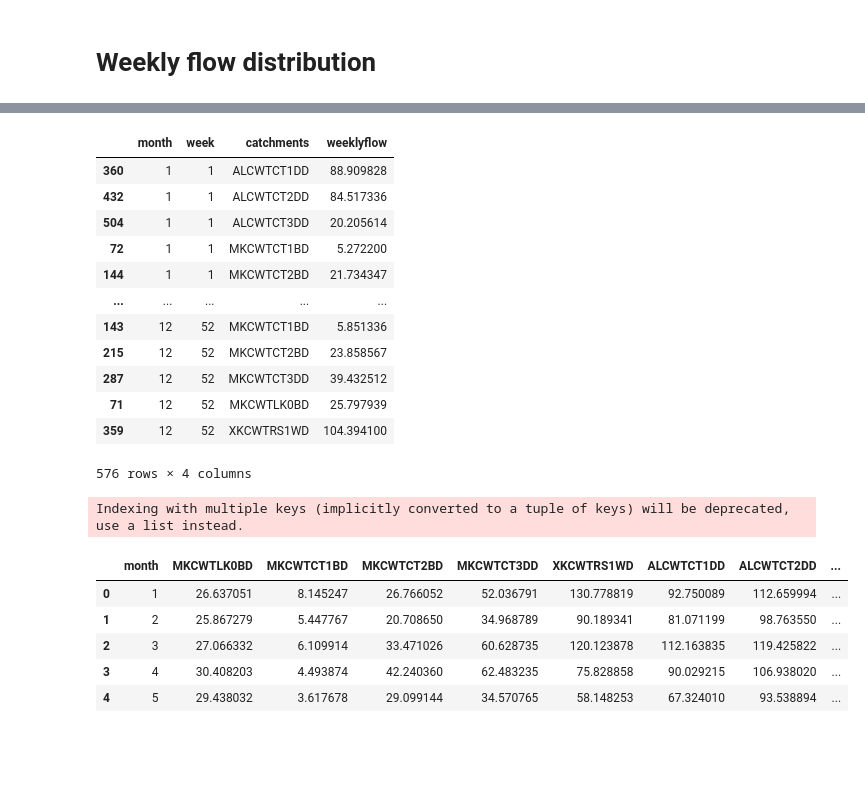
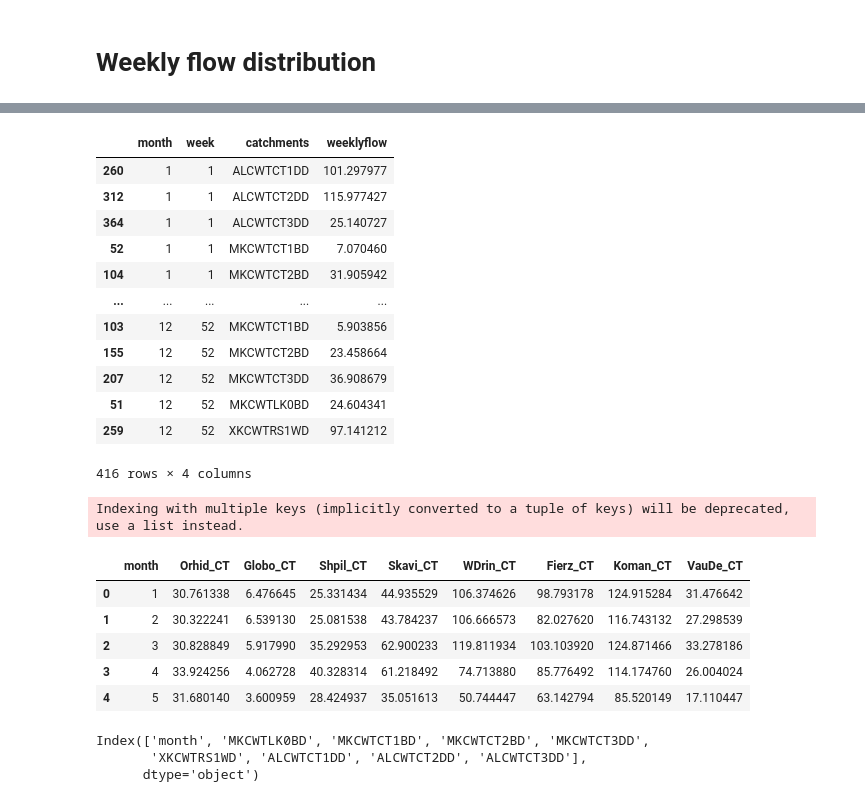
Before and after one commit to KTH-dESA/Drin_Water_Energy_Nexus_Model, a Jupyter notebook: Drin project - hourly data processing to get the weekly distributions 20201023.ipynb, the cells around one changed output, grey strips where cells are left out. Drawn from its saved outputs; the diff is of its cells as text; code cells hidden in the pictures; blank space fills up the shorter version.

```diff
--- a/Drin project - hourly data processing to get the weekly distributions 20201023.ipynb
+++ b/Drin project - hourly data processing to get the weekly distributions 20201023.ipynb
@@ -78,3 +78,9 @@ df2.head()
 | 2 | 14.736 | 12.878 | 27.614 | 26.345 | 53.959 | NaN | 21.363 | 17.902 | 11.125 | ... |
 | 3 | 14.471 | 13.047 | 27.518 | 26.232 | 53.750 | NaN | 21.324 | 17.888 | 11.178 | ... |
 | 4 | 14.311 | 13.112 | 27.423 | 26.120 | 53.543 | NaN | 21.282 | 17.874 | 11.234 | ... |
+# %%
+df2['Date']=df2['Date']
+df2['year'] = df2['Date'].dt.year
+df2['month'] = df2['Date'].dt.month
+df2['week'] = df2['Date'].dt.week
+df2.head()
@@ -82,9 +105,8 @@ df2.head()
 ## Sorting the dataframe by years, months and weeks
 # %%
 dfCT=df2.filter(like='_CT').astype('float')
-dfCT['Date']=df2['Date']
-dfCT['year'] = dfCT['Date'].dt.year
-dfCT['month'] = dfCT['Date'].dt.month
-dfCT['week'] = dfCT['Date'].dt.week
+dfCT['year'] = df2['Date'].dt.year
+dfCT['month'] = df2['Date'].dt.month
+dfCT['week'] = df2['Date'].dt.week
 dfCT.head()
 # %% [output]
@@ -98,7 +120,8 @@ dfCT.head()
 # Since we do not have data for all months in 2001 and 2010, we will delete them to reduce the errors in averaging
 # Deleting week 53
 
-dfCT = dfCT[(dfCT.year !=2001) & (dfCT.year != 2010) & (dfCT.week != 53)]
+#dfCT = dfCT[(dfCT.year !=2001) & (dfCT.year != 2010) & (dfCT.week != 53)]
+dfCT = dfCT[(dfCT.week != 53)]
 # %%
 #weeklyflow=dfCT.groupby(['month','week'])['Orhid_CT', 'Globo_CT', 'Shpil_CT', 'Skavi_CT', 'WDrin_CT', 'Fierz_CT','Koman_CT', 'VauDe_CT'].mean().reset_index()
 weeklyflow=dfCT.groupby(['week'])['Orhid_CT', 'Globo_CT', 'Shpil_CT', 'Skavi_CT', 'WDrin_CT', 'Fierz_CT','Koman_CT', 'VauDe_CT'].mean().reset_index()
@@ -232,31 +357,46 @@ weeklyflow_melted = pd.melt(weeklyflow, id_vars=['month','week'],
                      var_name='catchments', value_name='weeklyflow')
 # %%
-weeklyflow_melted.sort_values(['month','week', 'catchments'], inplace=True)
+weeklyflow_melted.sort_values(['week', 'catchments'], inplace=True)
 
 weeklyflow_melted
 # %% [output]
 |  | month | week | catchments | weeklyflow |
-| 360 | 1 | 1 | ALCWTCT1DD | 88.909828 |
-| 432 | 1 | 1 | ALCWTCT2DD | 84.517336 |
-| 504 | 1 | 1 | ALCWTCT3DD | 20.205614 |
-| 72 | 1 | 1 | MKCWTCT1BD | 5.272200 |
-| 144 | 1 | 1 | MKCWTCT2BD | 21.734347 |
+| 260 | 1 | 1 | ALCWTCT1DD | 101.297977 |
+| 312 | 1 | 1 | ALCWTCT2DD | 115.977427 |
+| 364 | 1 | 1 | ALCWTCT3DD | 25.140727 |
+| 52 | 1 | 1 | MKCWTCT1BD | 7.070460 |
+| 104 | 1 | 1 | MKCWTCT2BD | 31.905942 |
 | ... | ... | ... | ... | ... |
-| 143 | 12 | 52 | MKCWTCT1BD | 5.851336 |
-| 215 | 12 | 52 | MKCWTCT2BD | 23.858567 |
-| 287 | 12 | 52 | MKCWTCT3DD | 39.432512 |
-| 71 | 12 | 52 | MKCWTLK0BD | 25.797939 |
-| 359 | 12 | 52 | XKCWTRS1WD | 104.394100 |
+| 103 | 12 | 52 | MKCWTCT1BD | 5.903856 |
+| 155 | 12 | 52 | MKCWTCT2BD | 23.458664 |
+| 207 | 12 | 52 | MKCWTCT3DD | 36.908679 |
+| 51 | 12 | 52 | MKCWTLK0BD | 24.604341 |
+| 259 | 12 | 52 | XKCWTRS1WD | 97.141212 |
-576 rows × 4 columns
+416 rows × 4 columns
 # %%
-monthlyflow=weeklyflow.groupby(['month'])['MKCWTLK0BD', 'MKCWTCT1BD', 'MKCWTCT2BD', 'MKCWTCT3DD',
-       'XKCWTRS1WD', 'ALCWTCT1DD', 'ALCWTCT2DD', 'ALCWTCT3DD'].mean().reset_index()
+monthlyflow = dfCT.groupby(['month'])['Orhid_CT', 'Globo_CT', 'Shpil_CT', 'Skavi_CT', 'WDrin_CT', 'Fierz_CT','Koman_CT', 'VauDe_CT'].mean().reset_index()
+
+#monthlyflow=weeklyflow.groupby(['month'])['MKCWTLK0BD', 'MKCWTCT1BD', 'MKCWTCT2BD', 'MKCWTCT3DD','XKCWTRS1WD', 'ALCWTCT1DD', 'ALCWTCT2DD', 'ALCWTCT3DD'].mean().reset_index()
 monthlyflow.head()
 # %% [output]
 Indexing with multiple keys (implicitly converted to a tuple of keys) will be deprecated, use a list instead.
-|  | month | MKCWTLK0BD | MKCWTCT1BD | MKCWTCT2BD | MKCWTCT3DD | XKCWTRS1WD | ALCWTCT1DD | ALCWTCT2DD | ... |
-| 0 | 1 | 26.637051 | 8.145247 | 26.766052 | 52.036791 | 130.778819 | 92.750089 | 112.659994 | ... |
-| 1 | 2 | 25.867279 | 5.447767 | 20.708650 | 34.968789 | 90.189341 | 81.071199 | 98.763550 | ... |
-| 2 | 3 | 27.066332 | 6.109914 | 33.471026 | 60.628735 | 120.123878 | 112.163835 | 119.425822 | ... |
-| 3 | 4 | 30.408203 | 4.493874 | 42.240360 | 62.483235 | 75.828858 | 90.029215 | 106.938020 | ... |
-| 4 | 5 | 29.438032 | 3.617678 | 29.099144 | 34.570765 | 58.148253 | 67.324010 | 93.538894 | ... |
+|  | month | Orhid_CT | Globo_CT | Shpil_CT | Skavi_CT | WDrin_CT | Fierz_CT | Koman_CT | VauDe_CT |
+| 0 | 1 | 30.761338 | 6.476645 | 25.331434 | 44.935529 | 106.374626 | 98.793178 | 124.915284 | 31.476642 |
+| 1 | 2 | 30.322241 | 6.539130 | 25.081538 | 43.784237 | 106.666573 | 82.027620 | 116.743132 | 27.298539 |
+| 2 | 3 | 30.828849 | 5.917990 | 35.292953 | 62.900233 | 119.811934 | 103.103920 | 124.871466 | 33.278186 |
+| 3 | 4 | 33.924256 | 4.062728 | 40.328314 | 61.218492 | 74.713880 | 85.776492 | 114.174760 | 26.004024 |
+| 4 | 5 | 31.680140 | 3.600959 | 28.424937 | 35.051613 | 50.744447 | 63.142794 | 85.520149 | 17.110447 |
+# %%
+monthlyflow.rename({'Fierz_CT':'ALCWTCT1DD',
+           'Globo_CT':'MKCWTCT1BD',
+           'Koman_CT':'ALCWTCT2DD',
+           'Orhid_CT':'MKCWTLK0BD',
+           'Shpil_CT':'MKCWTCT2BD',
+           'Skavi_CT':'MKCWTCT3DD',
+           'VauDe_CT':'ALCWTCT3DD',
+           'WDrin_CT':'XKCWTRS1WD'}, axis=1, inplace=True)
+monthlyflow.columns
+# %% [output]
+Index(['month', 'MKCWTLK0BD', 'MKCWTCT1BD', 'MKCWTCT2BD', 'MKCWTCT3DD',
+       'XKCWTRS1WD', 'ALCWTCT1DD', 'ALCWTCT2DD', 'ALCWTCT3DD'],
+      dtype='object')
```
Also changed, not shown: parts of 28 cells of this notebook, 50 other files.
